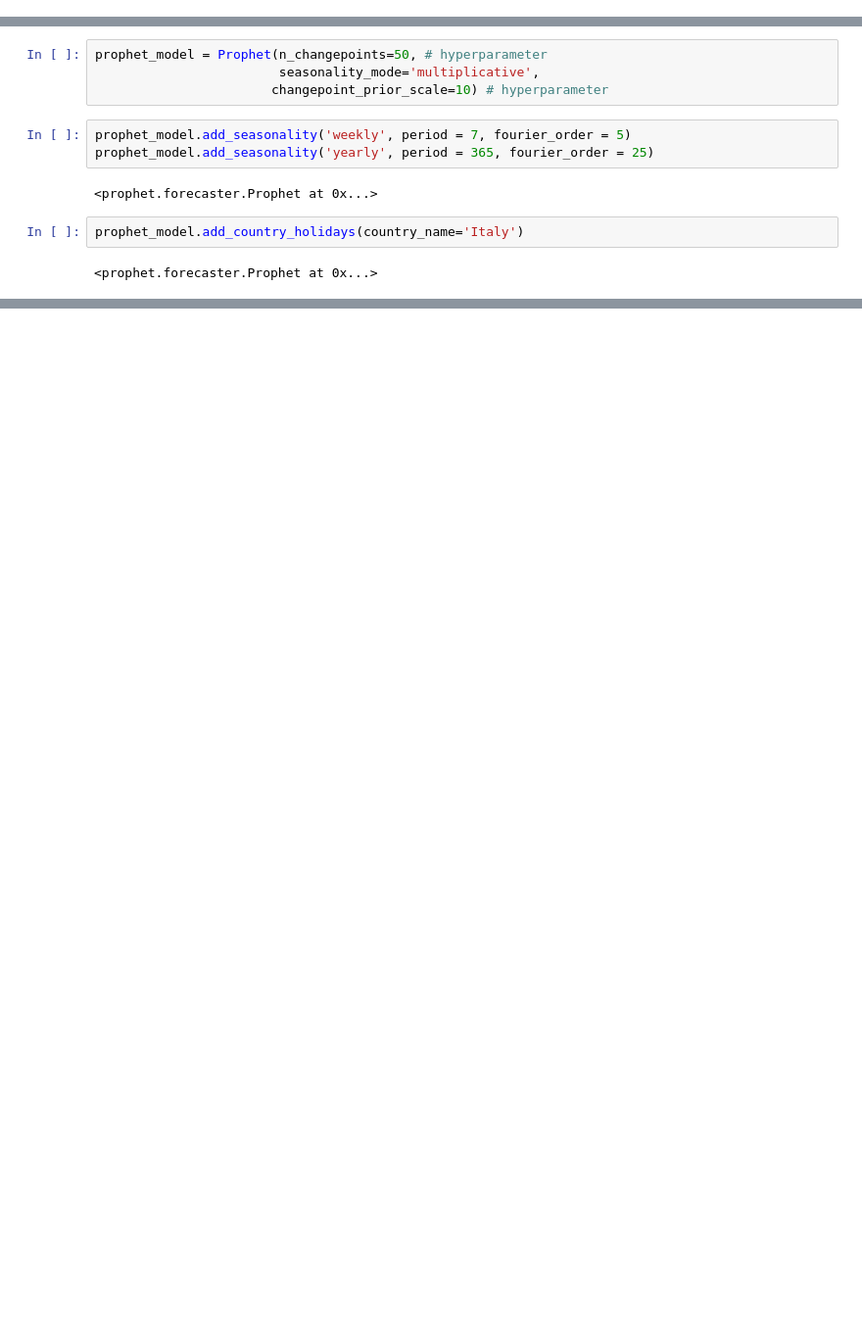
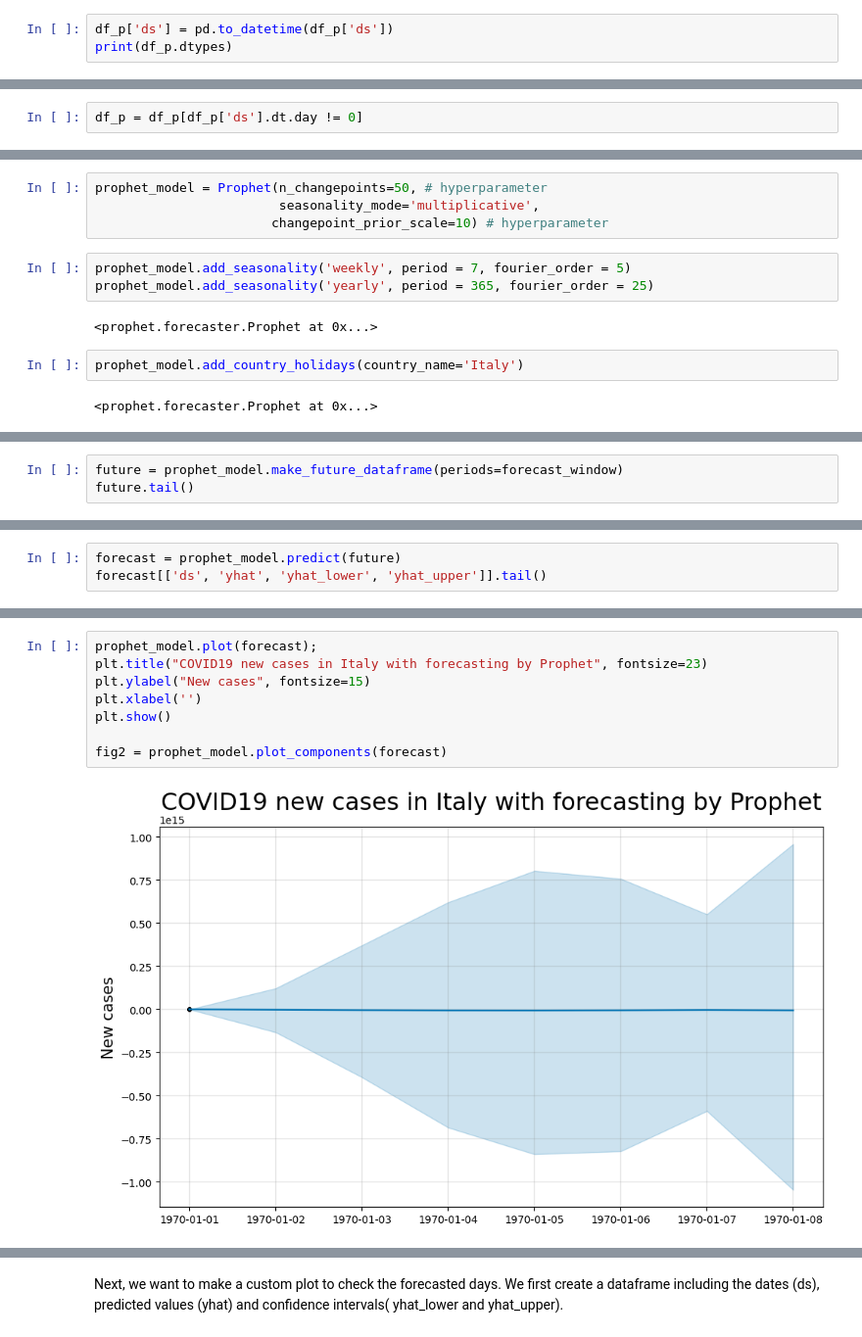
Before and after one commit to czek0/Data-Science-Portfolio, a Jupyter notebook: Covid19_forcasting.ipynb, the cells around one changed output, grey strips where cells are left out. Shown at 98% size. Cells and saved outputs as stored; diff of their text form; blank space fills up the shorter version.

Commit message:
updated with fitting model

```diff
--- a/Covid19_forcasting.ipynb
+++ b/Covid19_forcasting.ipynb
@@ -122,0 +119,3 @@ Index(['ds', 'y'], dtype='object')
+# %%
+df_p['ds'] = pd.to_datetime(df_p['ds'])
+print(df_p.dtypes)
@@ -122,0 +135,2 @@ Index(['ds', 'y'], dtype='object')
+# %%
+df_p = df_p[df_p['ds'].dt.day != 0]
@@ -139,0 +172,3 @@ DateParseError: day is out of range for month: 0, at position 0
+# %%
+future = prophet_model.make_future_dataframe(periods=forecast_window)
+future.tail()
@@ -139,0 +184,3 @@ DateParseError: day is out of range for month: 0, at position 0
+# %%
+forecast = prophet_model.predict(future)
+forecast[['ds', 'yhat', 'yhat_lower', 'yhat_upper']].tail()
@@ -139,0 +194,10 @@ DateParseError: day is out of range for month: 0, at position 0
+# %%
+prophet_model.plot(forecast);
+plt.title("COVID19 new cases in Italy with forecasting by Prophet", fontsize=23)
+plt.ylabel("New cases", fontsize=15)
+plt.xlabel('')
+plt.show()
+
+fig2 = prophet_model.plot_components(forecast)
+# %% [output]
+[figure, added]
@@ -139,0 +205,2 @@ DateParseError: day is out of range for month: 0, at position 0
+# %% [markdown]
+Next, we want to make a custom plot to check the forecasted days. We first create a dataframe including the dates (ds), predicted values (yhat) and confidence intervals( yhat_lower and yhat_upper).
```
Also changed, not shown: parts of 14 cells of this notebook.
